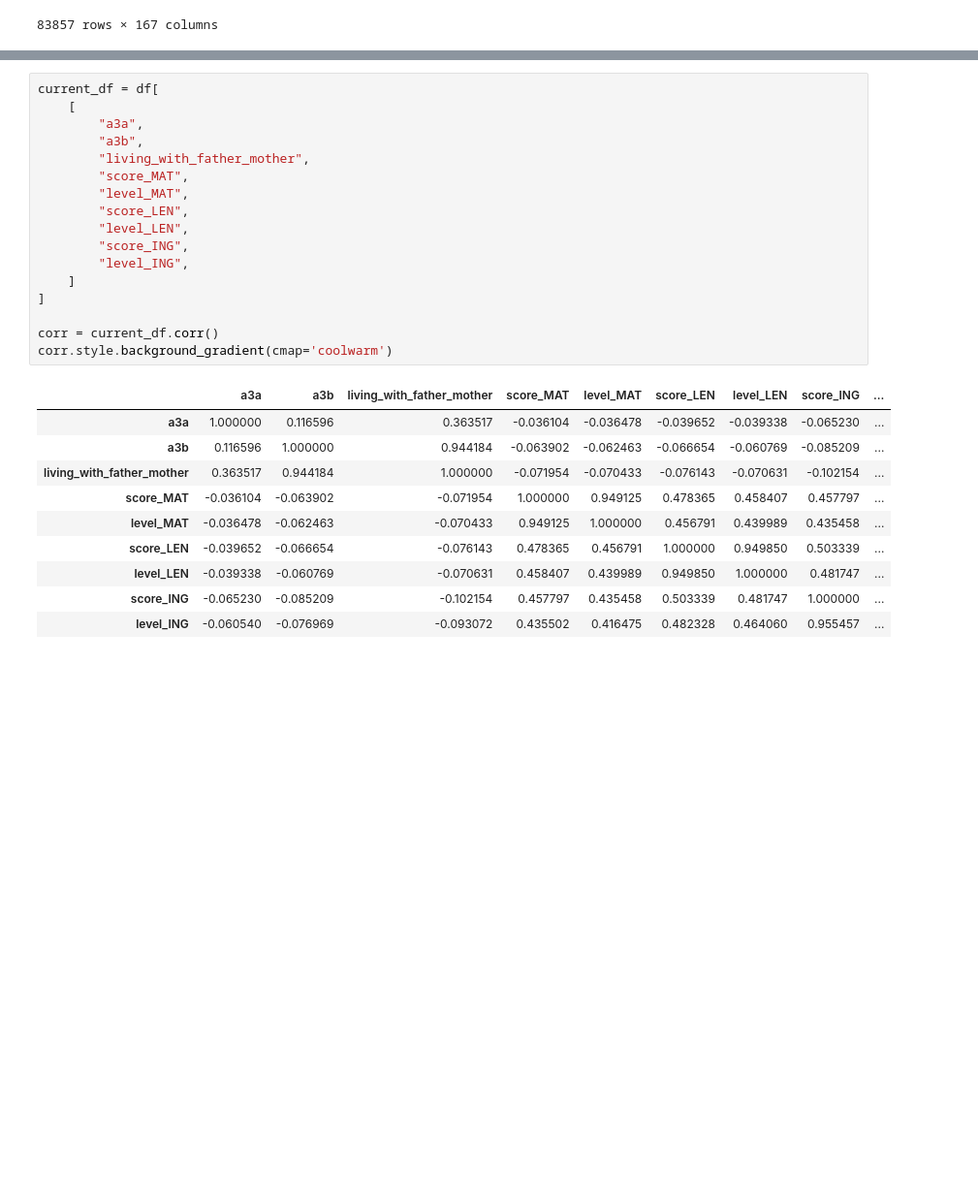
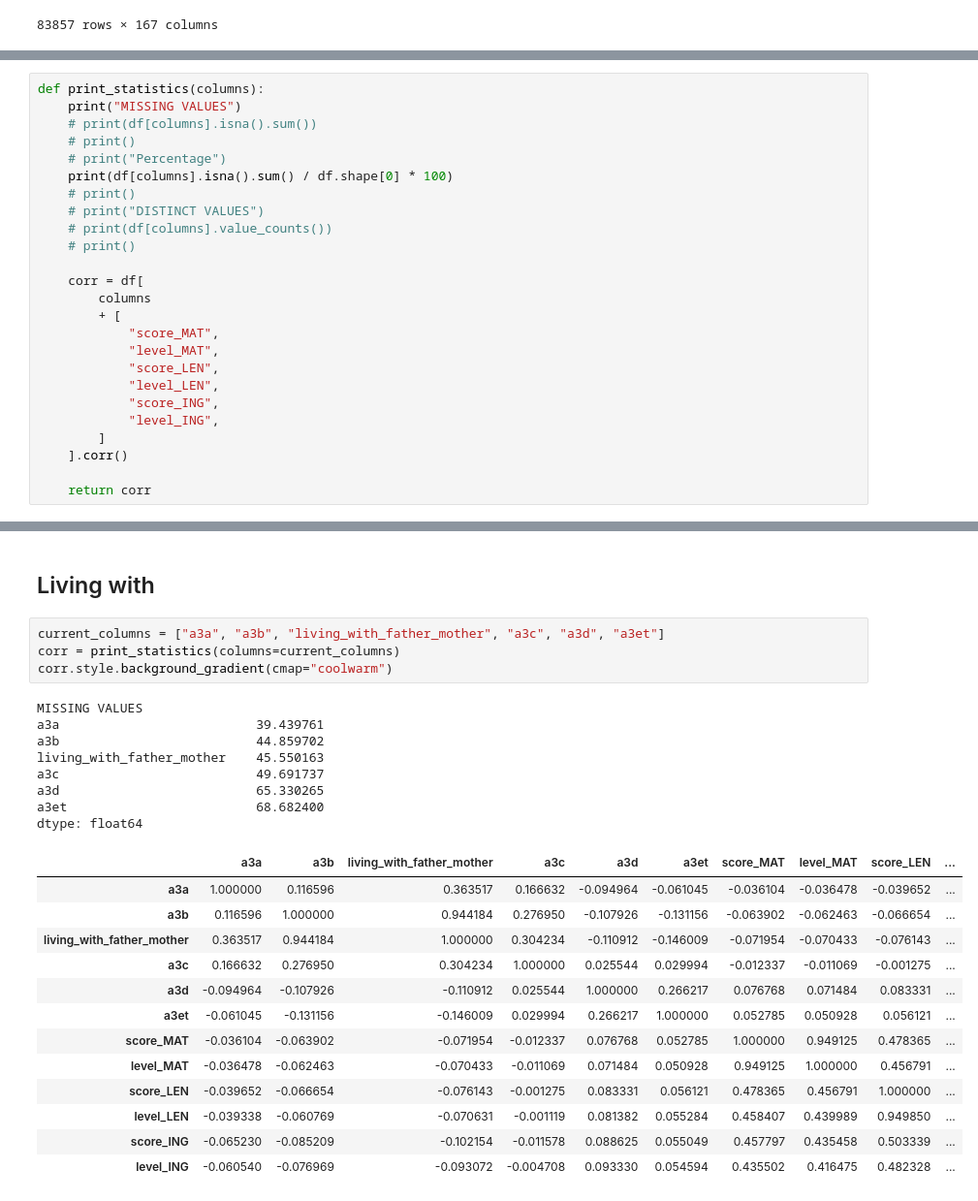
Before and after one commit to aequitas-aod/experiment-ull-dataset-preprocessing, a Jupyter notebook: src/pre_processing/student_questionnaire.ipynb, the cells around one changed output, grey strips where cells are left out. Shown at 97% size. Drawn from its saved outputs; the diff is of its cells as text; blank space fills up the shorter version.

```diff
--- a/src/pre_processing/student_questionnaire.ipynb
+++ b/src/pre_processing/student_questionnaire.ipynb
@@ -115,0 +102,25 @@ Name: count, dtype: int64
+# %%
+def print_statistics(columns):
+    print("MISSING VALUES")
+    # print(df[columns].isna().sum())
+    # print()
+    # print("Percentage")
+    print(df[columns].isna().sum() / df.shape[0] * 100)
+    # print()
+    # print("DISTINCT VALUES")
+    # print(df[columns].value_counts())
+    # print()
+
+    corr = df[
+        columns
+        + [
+            "score_MAT",
+            "level_MAT",
+            "score_LEN",
+            "level_LEN",
+            "score_ING",
+            "level_ING",
+        ]
+    ].corr()
+
+    return corr
@@ -215,28 +147,28 @@ Name: count, dtype: int64
+# %% [markdown]
+## Living with
 # %%
-current_df = df[
-    [
-        "a3a",
-        "a3b",
-        "living_with_father_mother",
-        "score_MAT",
-        "level_MAT",
-        "score_LEN",
-        "level_LEN",
-        "score_ING",
-        "level_ING",
-    ]
-]
-
-corr = current_df.corr()
-corr.style.background_gradient(cmap='coolwarm')
+current_columns = ["a3a", "a3b", "living_with_father_mother", "a3c", "a3d", "a3et"]
+corr = print_statistics(columns=current_columns)
+corr.style.background_gradient(cmap="coolwarm")
 # %% [output]
+MISSING VALUES
+a3a                          39.439761
+a3b                          44.859702
+living_with_father_mother    45.550163
+a3c                          49.691737
+a3d                          65.330265
+a3et                         68.682400
+dtype: float64
-|  | a3a | a3b | living_with_father_mother | score_MAT | level_MAT | score_LEN | level_LEN | score_ING | ... |
-| a3a | 1.000000 | 0.116596 | 0.363517 | -0.036104 | -0.036478 | -0.039652 | -0.039338 | -0.065230 | ... |
-| a3b | 0.116596 | 1.000000 | 0.944184 | -0.063902 | -0.062463 | -0.066654 | -0.060769 | -0.085209 | ... |
-| living_with_father_mother | 0.363517 | 0.944184 | 1.000000 | -0.071954 | -0.070433 | -0.076143 | -0.070631 | -0.102154 | ... |
-| score_MAT | -0.036104 | -0.063902 | -0.071954 | 1.000000 | 0.949125 | 0.478365 | 0.458407 | 0.457797 | ... |
-| level_MAT | -0.036478 | -0.062463 | -0.070433 | 0.949125 | 1.000000 | 0.456791 | 0.439989 | 0.435458 | ... |
-| score_LEN | -0.039652 | -0.066654 | -0.076143 | 0.478365 | 0.456791 | 1.000000 | 0.949850 | 0.503339 | ... |
-| level_LEN | -0.039338 | -0.060769 | -0.070631 | 0.458407 | 0.439989 | 0.949850 | 1.000000 | 0.481747 | ... |
-| score_ING | -0.065230 | -0.085209 | -0.102154 | 0.457797 | 0.435458 | 0.503339 | 0.481747 | 1.000000 | ... |
-| level_ING | -0.060540 | -0.076969 | -0.093072 | 0.435502 | 0.416475 | 0.482328 | 0.464060 | 0.955457 | ... |
+|  | a3a | a3b | living_with_father_mother | a3c | a3d | a3et | score_MAT | level_MAT | score_LEN | ... |
+| a3a | 1.000000 | 0.116596 | 0.363517 | 0.166632 | -0.094964 | -0.061045 | -0.036104 | -0.036478 | -0.039652 | ... |
+| a3b | 0.116596 | 1.000000 | 0.944184 | 0.276950 | -0.107926 | -0.131156 | -0.063902 | -0.062463 | -0.066654 | ... |
+| living_with_father_mother | 0.363517 | 0.944184 | 1.000000 | 0.304234 | -0.110912 | -0.146009 | -0.071954 | -0.070433 | -0.076143 | ... |
+| a3c | 0.166632 | 0.276950 | 0.304234 | 1.000000 | 0.025544 | 0.029994 | -0.012337 | -0.011069 | -0.001275 | ... |
+| a3d | -0.094964 | -0.107926 | -0.110912 | 0.025544 | 1.000000 | 0.266217 | 0.076768 | 0.071484 | 0.083331 | ... |
+| a3et | -0.061045 | -0.131156 | -0.146009 | 0.029994 | 0.266217 | 1.000000 | 0.052785 | 0.050928 | 0.056121 | ... |
+| score_MAT | -0.036104 | -0.063902 | -0.071954 | -0.012337 | 0.076768 | 0.052785 | 1.000000 | 0.949125 | 0.478365 | ... |
+| level_MAT | -0.036478 | -0.062463 | -0.070433 | -0.011069 | 0.071484 | 0.050928 | 0.949125 | 1.000000 | 0.456791 | ... |
+| score_LEN | -0.039652 | -0.066654 | -0.076143 | -0.001275 | 0.083331 | 0.056121 | 0.478365 | 0.456791 | 1.000000 | ... |
+| level_LEN | -0.039338 | -0.060769 | -0.070631 | -0.001119 | 0.081382 | 0.055284 | 0.458407 | 0.439989 | 0.949850 | ... |
+| score_ING | -0.065230 | -0.085209 | -0.102154 | -0.011578 | 0.088625 | 0.055049 | 0.457797 | 0.435458 | 0.503339 | ... |
+| level_ING | -0.060540 | -0.076969 | -0.093072 | -0.004708 | 0.093330 | 0.054594 | 0.435502 | 0.416475 | 0.482328 | ... |
```
Also changed, not shown: parts of 29 cells of this notebook, 1 other file.
